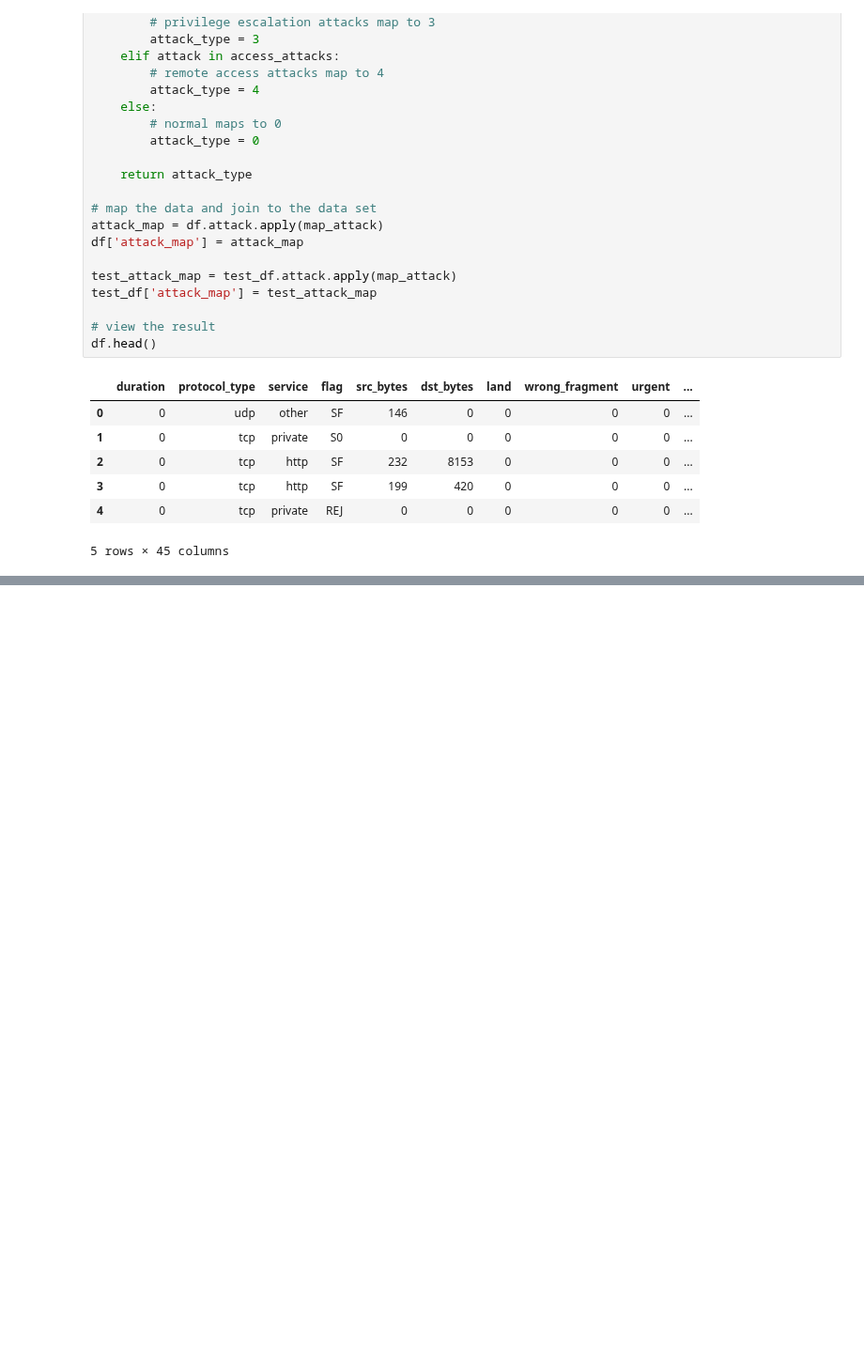
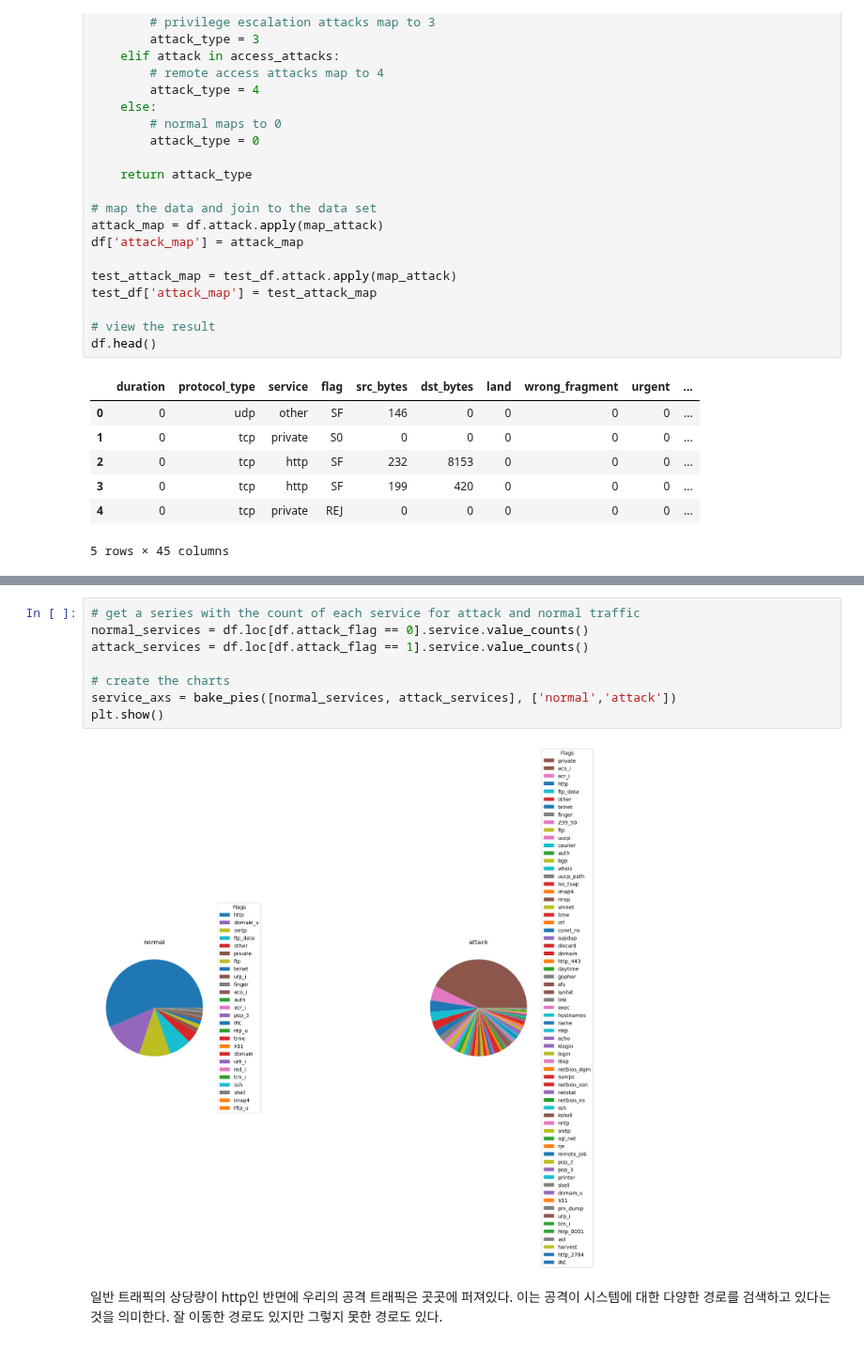
Before and after one commit to ABCchocolate/NIDS, a Jupyter notebook: NIDS.ipynb, the cells around one changed output, grey strips where cells are left out. Shown at 94% size. Saved outputs shown, nothing was run; the diff lists cells and outputs as text; blank space fills up the shorter version.

```diff
--- a/NIDS.ipynb
+++ b/NIDS.ipynb
@@ -222,0 +306,12 @@ df.head()
+# %%
+# get a series with the count of each service for attack and normal traffic
+normal_services = df.loc[df.attack_flag == 0].service.value_counts()
+attack_services = df.loc[df.attack_flag == 1].service.value_counts()
+
+# create the charts
+service_axs = bake_pies([normal_services, attack_services], ['normal','attack'])
+plt.show()
+# %% [output]
+[figure, added]
+# %% [markdown]
+일반 트래픽의 상당량이 http인 반면에 우리의 공격 트래픽은 곳곳에 퍼져있다. 이는 공격이 시스템에 대한 다양한 경로를 검색하고 있다는 것을 의미한다. 잘 이동한 경로도 있지만 그렇지 못한 경로도 있다.
```
Also changed, not shown: parts of 37 cells of this notebook, 1 other file.
